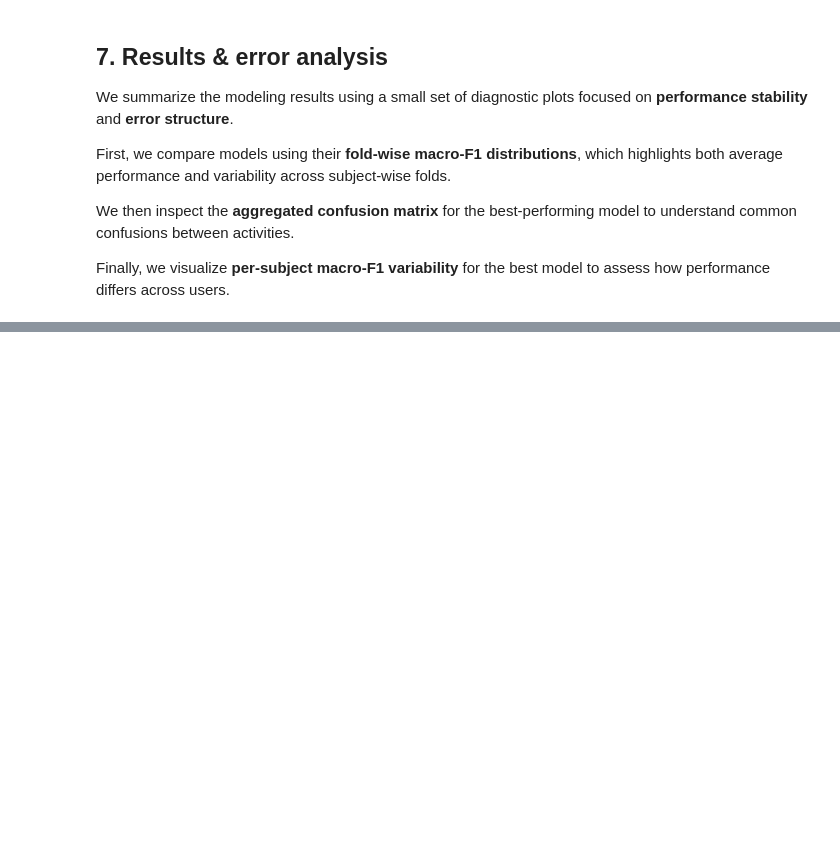
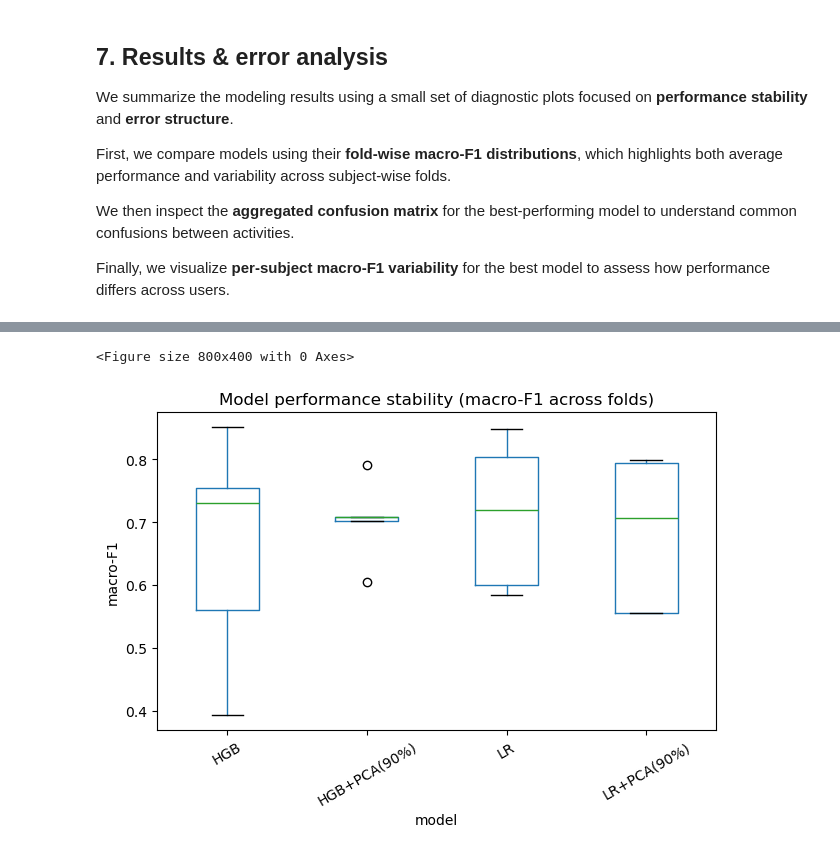
Before and after one commit to ChouaibB/wearables-ml-examples, a Jupyter notebook: notebooks/01_activity_recognition_from_wrist_imu_pamap2.ipynb, the cells around one changed output, grey strips where cells are left out. Cells and saved outputs as stored; diff of their text form; code cells hidden in the pictures; blank space fills up the shorter version.

Commit message:
models performace boxplot

```diff
--- a/notebooks/01_activity_recognition_from_wrist_imu_pamap2.ipynb
+++ b/notebooks/01_activity_recognition_from_wrist_imu_pamap2.ipynb
@@ -649,0 +654,12 @@ Finally, we visualize **per-subject macro-F1 variability** for the best model to
+# %%
+df_fold_scores = pd.DataFrame(all_fold_scores)
+plt.figure(figsize=(8, 4))
+df_fold_scores.boxplot(column="macro_f1", by="model", grid=False, rot=30)
+plt.title("Model performance stability (macro-F1 across folds)")
+plt.suptitle("")
+plt.ylabel("macro-F1")
+plt.tight_layout()
+plt.show()
+# %% [output]
+<Figure size 800x400 with 0 Axes>
+[figure, added]
```
Also changed, not shown: parts of 1 cell of this notebook.
